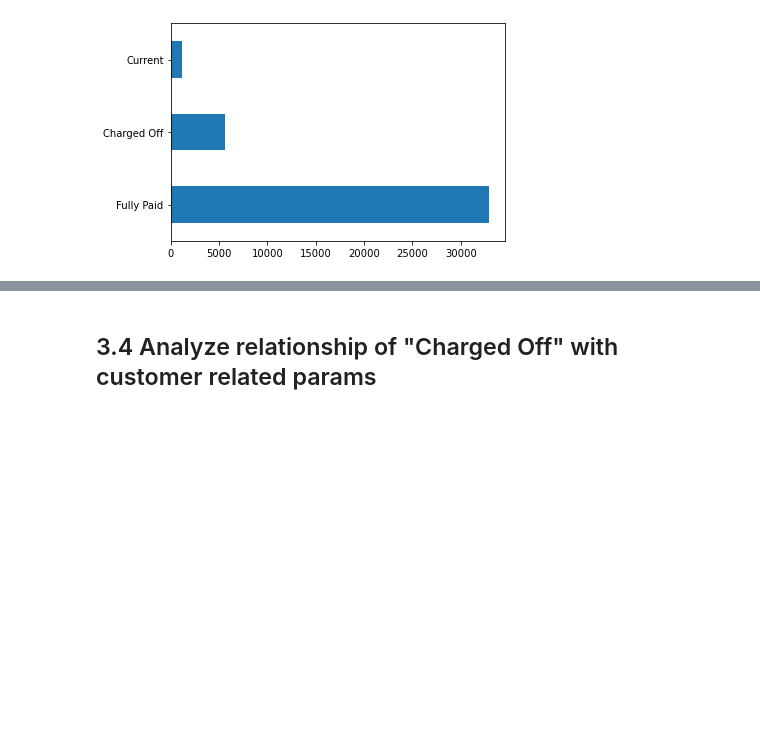
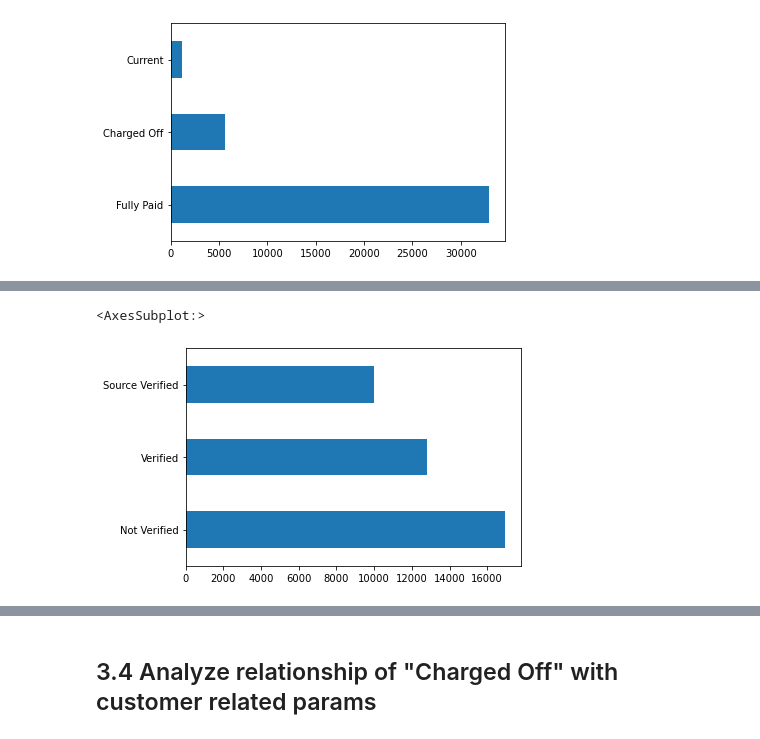
Before and after one commit to JamshedAhsan/fraud-detection, a Jupyter notebook: Case-Study-Lending-Loan-Club.ipynb, the cells around one changed output, grey strips where cells are left out. Saved outputs shown, nothing was run; the diff lists cells and outputs as text; code cells hidden in the pictures; blank space fills up the shorter version.

```diff
--- a/Case-Study-Lending-Loan-Club.ipynb
+++ b/Case-Study-Lending-Loan-Club.ipynb
@@ -205,0 +259,12 @@ loan_df3['loan_status'].value_counts().plot.barh()
+# %%
+#'annual_inc' seems to have high variance inside data
+# possible apporach may be to create a derived column with ordered categorical variable:
+#Very_Low_Income, Low_Income, Mid_Income, High_Income and Very_High_Income
+loan_df3['Income_Bucket']=pd.qcut(loan_df3['annual_inc'], q=[0,0.2,0.4,0.6,0.8,1.0],
+                                     labels=['Very_Low_Income','Low_Income','Mid_Income','High_Income',
+                                             'Very_High_Income'])
+# %%
+loan_df3['verification_status'].value_counts().plot.barh()
+# %% [output]
+<AxesSubplot:>
+[figure, added]
```
Also changed, not shown: parts of 25 cells of this notebook.
